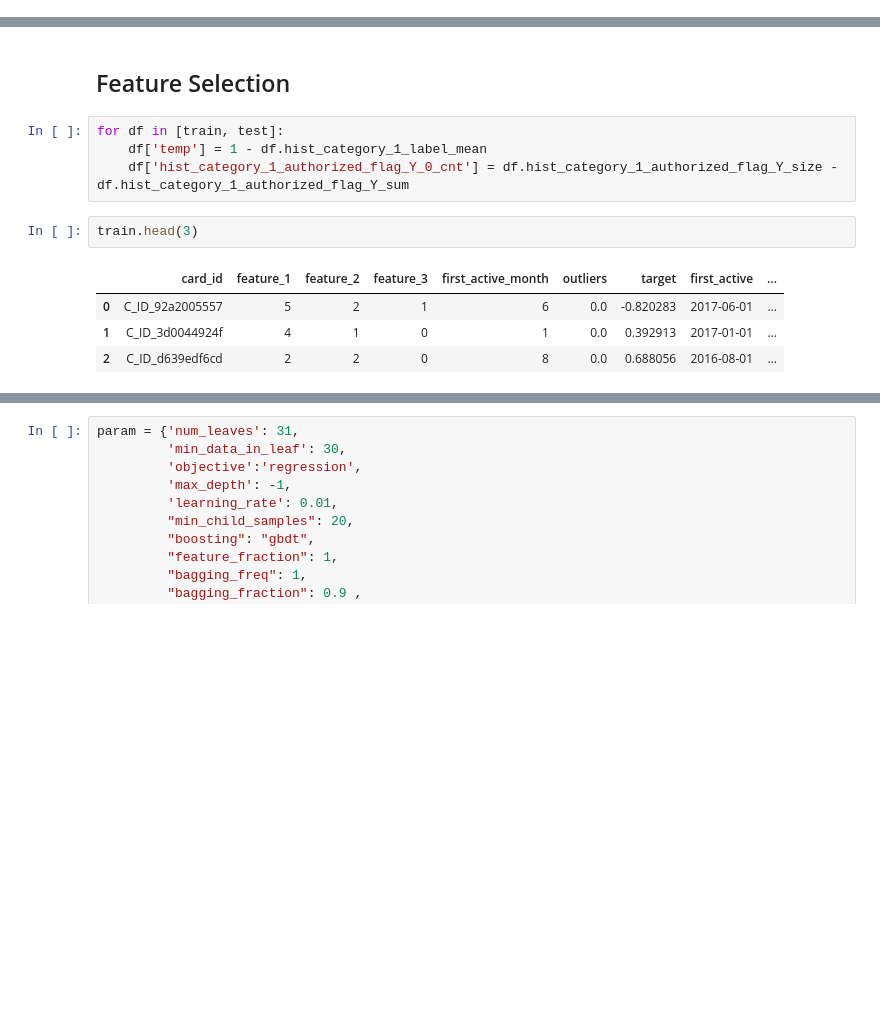
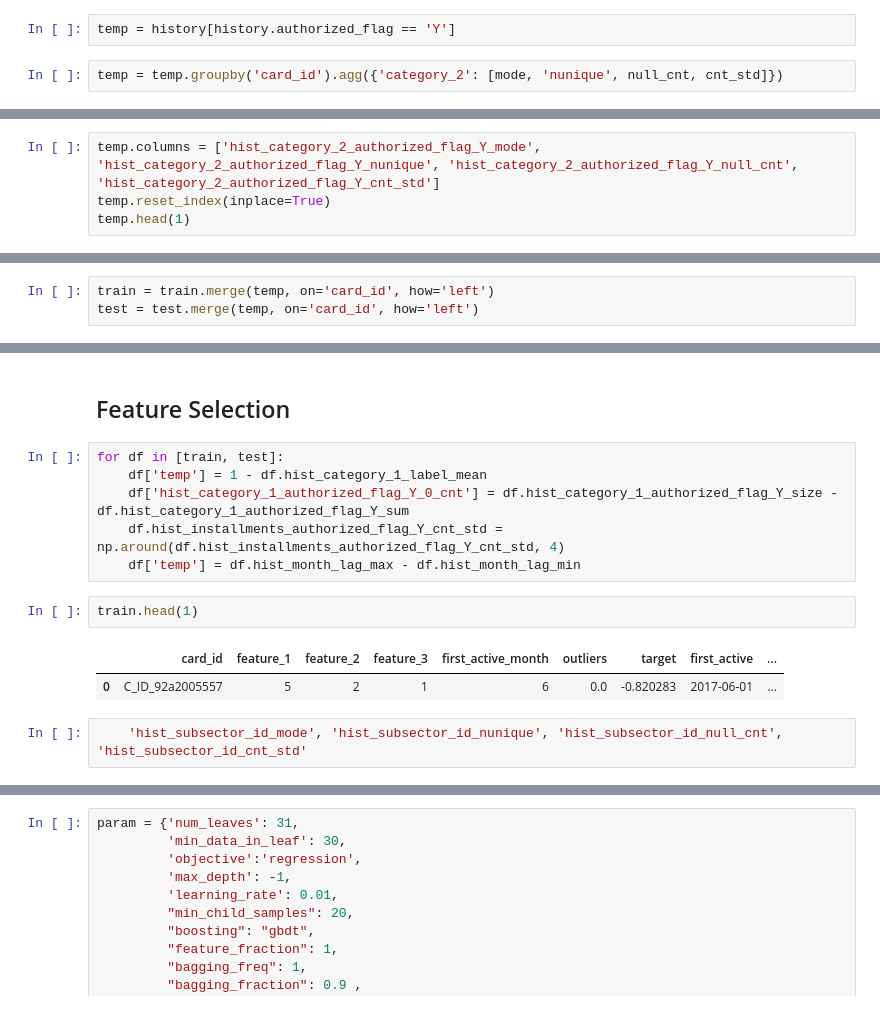
Before and after one commit to SONG-WONHO/Kaggle-Elo, a Jupyter notebook: 2-2 Feature Engineering and Selection.ipynb, the cells around one changed output, grey strips where cells are left out. Cells and saved outputs as stored; diff of their text form; blank space fills up the shorter version.

```diff
--- a/2-2 Feature Engineering and Selection.ipynb
+++ b/2-2 Feature Engineering and Selection.ipynb
@@ -132,0 +323,4 @@ gc.collect()
+# %%
+temp = history[history.authorized_flag == 'Y']
+# %%
+temp = temp.groupby('card_id').agg({'category_2': [mode, 'nunique', null_cnt, cnt_std]})
@@ -132,0 +334,4 @@ gc.collect()
+# %%
+temp.columns = ['hist_category_2_authorized_flag_Y_mode', 'hist_category_2_authorized_flag_Y_nunique', 'hist_category_2_authorized_flag_Y_null_cnt', 'hist_category_2_authorized_flag_Y_cnt_std']
+temp.reset_index(inplace=True)
+temp.head(1)
@@ -132,0 +341,3 @@ gc.collect()
+# %%
+train = train.merge(temp, on='card_id', how='left')
+test = test.merge(temp, on='card_id', how='left')
@@ -136,13 +372,15 @@ gc.collect()
 for df in [train, test]:
     df['temp'] = 1 - df.hist_category_1_label_mean
     df['hist_category_1_authorized_flag_Y_0_cnt'] = df.hist_category_1_authorized_flag_Y_size - df.hist_category_1_authorized_flag_Y_sum
+    df.hist_installments_authorized_flag_Y_cnt_std = np.around(df.hist_installments_authorized_flag_Y_cnt_std, 4)
+    df['temp'] = df.hist_month_lag_max - df.hist_month_lag_min
 # %%
-train.head(3)
+train.head(1)
 # %% [output]
 |  | card_id | feature_1 | feature_2 | feature_3 | first_active_month | outliers | target | first_active | ... |
 | 0 | C_ID_92a2005557 | 5 | 2 | 1 | 6 | 0.0 | -0.820283 | 2017-06-01 | ... |
-| 1 | C_ID_3d0044924f | 4 | 1 | 0 | 1 | 0.0 | 0.392913 | 2017-01-01 | ... |
-| 2 | C_ID_d639edf6cd | 2 | 2 | 0 | 8 | 0.0 | 0.688056 | 2016-08-01 | ... |
+# %%
+    'hist_subsector_id_mode', 'hist_subsector_id_nunique', 'hist_subsector_id_null_cnt', 'hist_subsector_id_cnt_std'
 # %%
 trainable_feature = [
     'feature_1', 'feature_2', 'feature_3',
```
Also changed, not shown: parts of 58 cells of this notebook.
